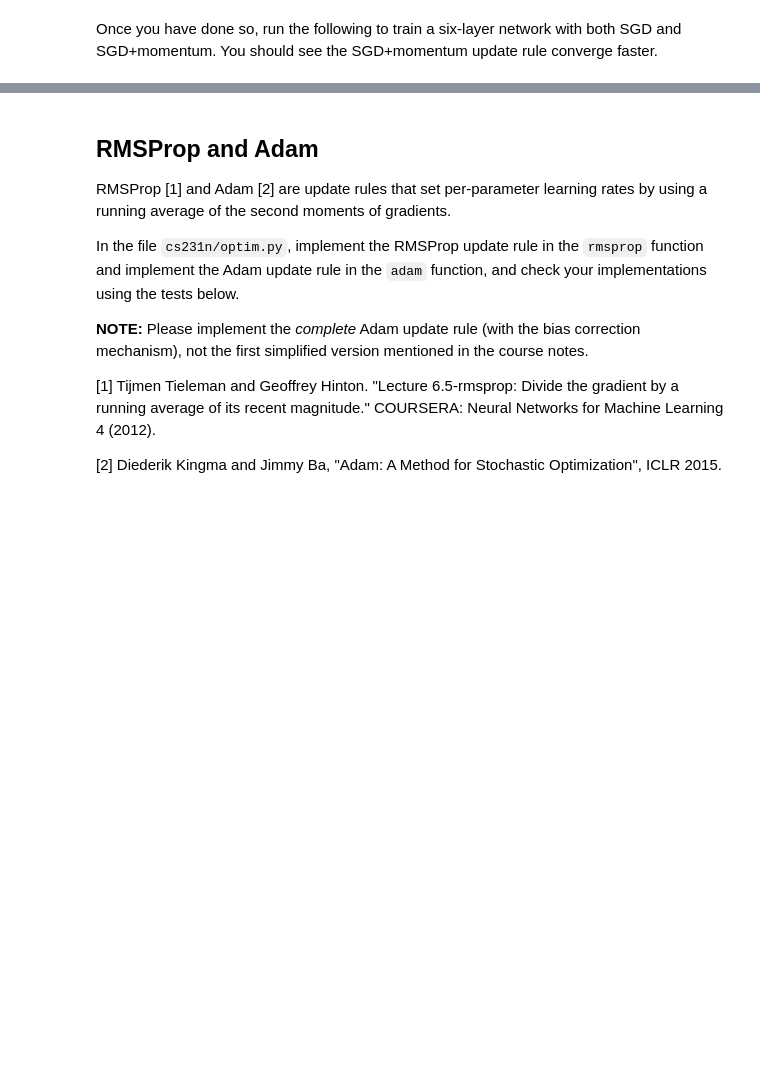
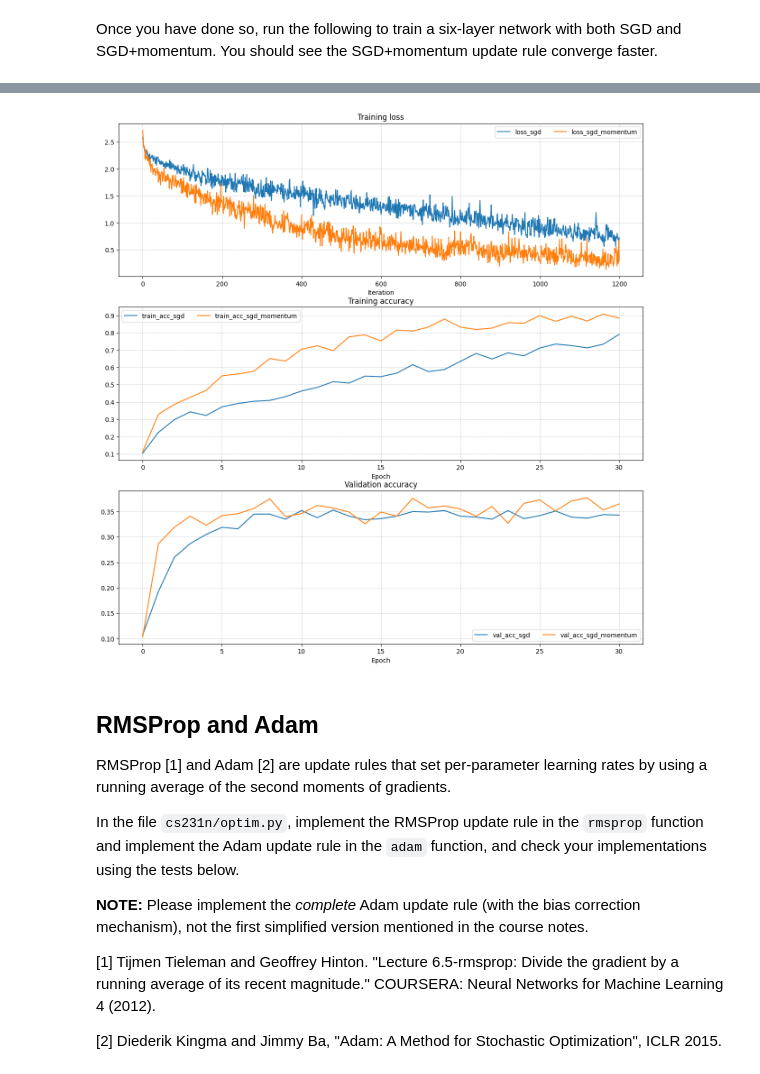
Before and after one commit to CS231n-Study/CS231n-Assignments, a Jupyter notebook: assignments/assignment2/FullyConnectedNets.ipynb, the cells around one changed output, grey strips where cells are left out. Saved outputs shown, nothing was run; the diff lists cells and outputs as text; code cells hidden in the pictures; blank space fills up the shorter version.

```diff
--- a/assignments/assignment2/FullyConnectedNets.ipynb
+++ b/assignments/assignment2/FullyConnectedNets.ipynb
@@ -243,7 +304,7 @@ for update_rule in ['sgd', 'sgd_momentum']:
     solver = Solver(
         model,
         small_data,
-        num_epochs=5,
+        num_epochs=30,
         batch_size=100,
         update_rule=update_rule,
         optim_config={'learning_rate': 5e-3},
@@ -271,3 +332,4 @@ for ax in axes:
     ax.grid(linestyle='--', linewidth=0.5)
 
 plt.show()
+# %% [output]
@@ -274,3 +353,4 @@ plt.show()
+[figure, added]
 # %% [markdown]
 ## RMSProp and Adam
 RMSProp [1] and Adam [2] are update rules that set per-parameter learning rates by using a running average of the second moments of gradients.
```
Also changed, not shown: parts of 19 cells of this notebook, 12 other files.
